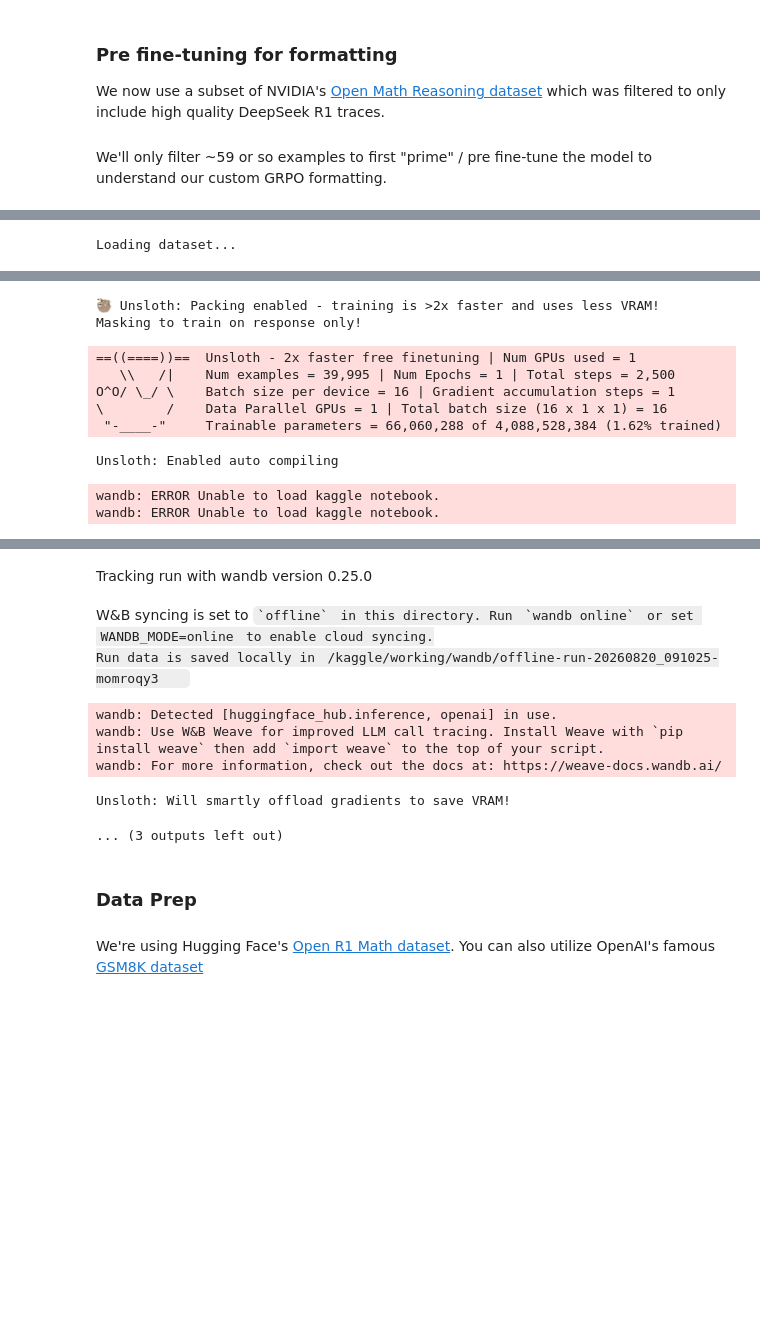
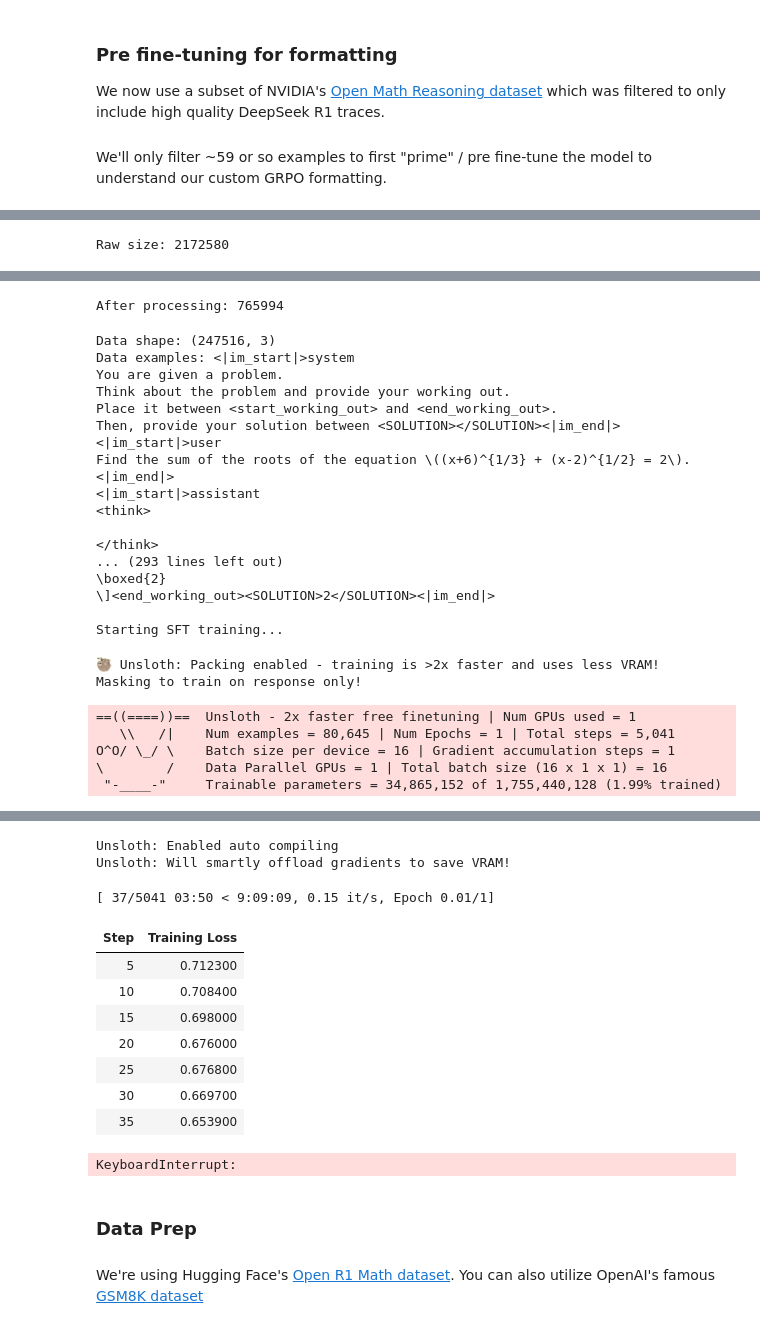
Before and after one commit to dzungphieuluuky/ToolFormer, a Jupyter notebook: grpo-qwen-math-reasoning.ipynb, the cells around one changed output, grey strips where cells are left out. Saved outputs shown, nothing was run; the diff lists cells and outputs as text; code cells hidden in the pictures; blank space fills up the shorter version.

Commit message:
Kaggle Notebook | GRPO Qwen Math Reasoning | Version 16

```diff
--- a/grpo-qwen-math-reasoning.ipynb
+++ b/grpo-qwen-math-reasoning.ipynb
@@ -367,7 +388,7 @@ def parse_args(argv=None):
     p.add_argument(
         "--model-path",
         type=str,
-        default="/kaggle/input/models/qwen-lm/qwen-3/transformers/4b-base/1",
+        default="/kaggle/input/models/qwen-lm/qwen-3/transformers/1.7b-base/1",
         help="HF model id or local path (offline: /kaggle/input/...)",
     )
     p.add_argument(
@@ -391,7 +412,7 @@ def parse_args(argv=None):
     p.add_argument(
         "--max-seq-length",
         type=int,
-        default=16384,
+        default=8192,
         help="Max sequence length (context window)",
     )
     p.add_argument(
@@ -459,7 +480,7 @@ def parse_args(argv=None):
         "--wandb",
         dest="wandb",
         action="store_true",
-        default=True,
+        default=False,
         help="Enable WandB logging",
     )
     p.add_argument(
@@ -483,7 +504,7 @@ def parse_args(argv=None):
         default=True,
         help="Force WandB offline (no network; sync later with `wandb sync`)",
     )
-    return p.parse_args(args=[])
+    return p.parse_args(args=["--offline-mode"])
 
 
 args = parse_args()
@@ -805,8 +824,7 @@ if not args.no_sft:
         num_proc=num_workers,
     )
     print(f"After processing: {len(dataset)}")
-    print(f"Begin filtering samples that exceed max_seq_length // 2")
-    dataset = dataset.filter(lambda x: x["n_tokens"] <= args.max_seq_length // 4)
+    dataset = dataset.filter(lambda x: x["n_tokens"] <= args.max_seq_length // 3)
     print(f"Data shape: {dataset.shape}")
     print(f"Data examples: {dataset["text"][0]}")
 
@@ -852,6 +870,12 @@ if not args.no_sft:
     trainer.train()
     print("SFT training completed.")
 
+    save_dir = "qwen_lora_sft"
+    print(f"Save model and tokenizer in folder {save_dir}")
+    model.save_pretrained(save_dir)
+    tokenizer.save_pretrained(save_dir)
+
+
 else:
     print("[SFT] Skipping pre-SFT (--no-sft): GRPO-from-base comparison arm")
 # %% [output]
@@ -868 +893 @@ Unsloth: Fast downloading is enabled - ignore downloading bars which are red col
-Loading dataset...
+Raw size: 2172580
@@ -886,10 +896,25 @@ Starting SFT training...
-🦥 Unsloth: Packing enabled - training is >2x faster and uses less VRAM!
-Masking to train on response only!
+After processing: 765994
-==((====))==  Unsloth - 2x faster free finetuning | Num GPUs used = 1
-   \\   /|    Num examples = 39,995 | Num Epochs = 1 | Total steps = 2,500
-O^O/ \_/ \    Batch size per device = 16 | Gradient accumulation steps = 1
-\        /    Data Parallel GPUs = 1 | Total batch size (16 x 1 x 1) = 16
- "-____-"     Trainable parameters = 66,060,288 of 4,088,528,384 (1.62% trained)
+Data shape: (247516, 3)
+Data examples: <|im_start|>system
+You are given a problem.
+Think about the problem and provide your working out.
+Place it between <start_working_out> and <end_working_out>.
+Then, provide your solution between <SOLUTION></SOLUTION><|im_end|>
+<|im_start|>user
+Find the sum of the roots of the equation \((x+6)^{1/3} + (x-2)^{1/2} = 2\).<|im_end|>
+<|im_start|>assistant
+<think>
+
+</think>
+... (293 lines left out)
+\boxed{2}
+\]<end_working_out><SOLUTION>2</SOLUTION><|im_end|>
+
+Starting SFT training...
-Unsloth: Enabled auto compiling
+🦥 Unsloth: Packing enabled - training is >2x faster and uses less VRAM!
+Masking to train on response only!
-wandb: ERROR Unable to load kaggle notebook.
-wandb: ERROR Unable to load kaggle notebook.
+==((====))==  Unsloth - 2x faster free finetuning | Num GPUs used = 1
+   \\   /|    Num examples = 80,645 | Num Epochs = 1 | Total steps = 5,041
+O^O/ \_/ \    Batch size per device = 16 | Gradient accumulation steps = 1
+\        /    Data Parallel GPUs = 1 | Total batch size (16 x 1 x 1) = 16
+ "-____-"     Trainable parameters = 34,865,152 of 1,755,440,128 (1.99% trained)
@@ -897,11 +921,15 @@ wandb: ERROR Unable to load kaggle notebook.
-Tracking run with wandb version 0.25.0
-W&B syncing is set to `offline` in this directory. Run `wandb online` or set WANDB_MODE=online to enable cloud syncing.
-Run data is saved locally in /kaggle/working/wandb/offline-run-20260820_091025-momroqy3
-wandb: Detected [huggingface_hub.inference, openai] in use.
-wandb: Use W&B Weave for improved LLM call tracing. Install Weave with `pip install weave` then add `import weave` to the top of your script.
-wandb: For more information, check out the docs at: https://weave-docs.wandb.ai/
+Unsloth: Enabled auto compiling
+Unsloth: Will smartly offload gradients to save VRAM!
-Unsloth: Will smartly offload gradients to save VRAM!
+[ 37/5041 03:50 < 9:09:09, 0.15 it/s, Epoch 0.01/1]
+| Step | Training Loss |
+| 5 | 0.712300 |
+| 10 | 0.708400 |
+| 15 | 0.698000 |
+| 20 | 0.676000 |
+| 25 | 0.676800 |
+| 30 | 0.669700 |
+| 35 | 0.653900 |
-... (3 outputs left out)
+KeyboardInterrupt:
 # %% [markdown]
 ### Data Prep
 <a name="Data"></a>
```
Also changed, not shown: parts of 12 cells of this notebook.
